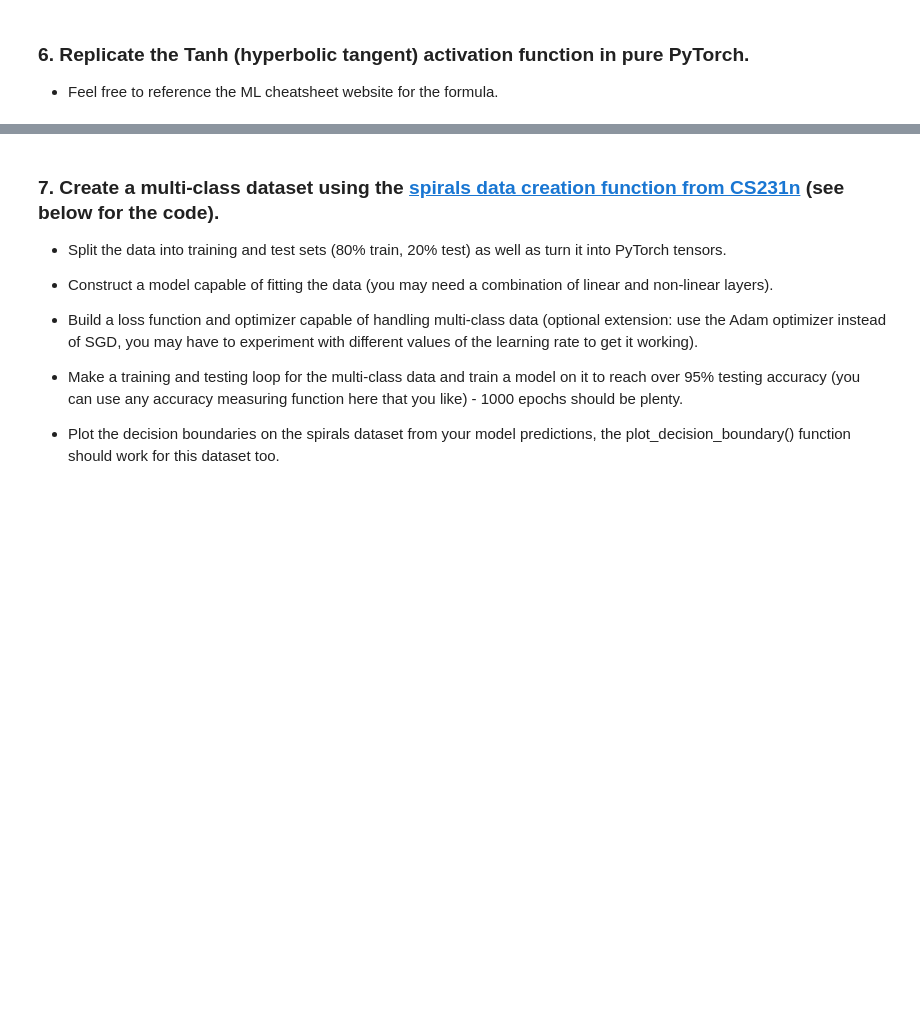
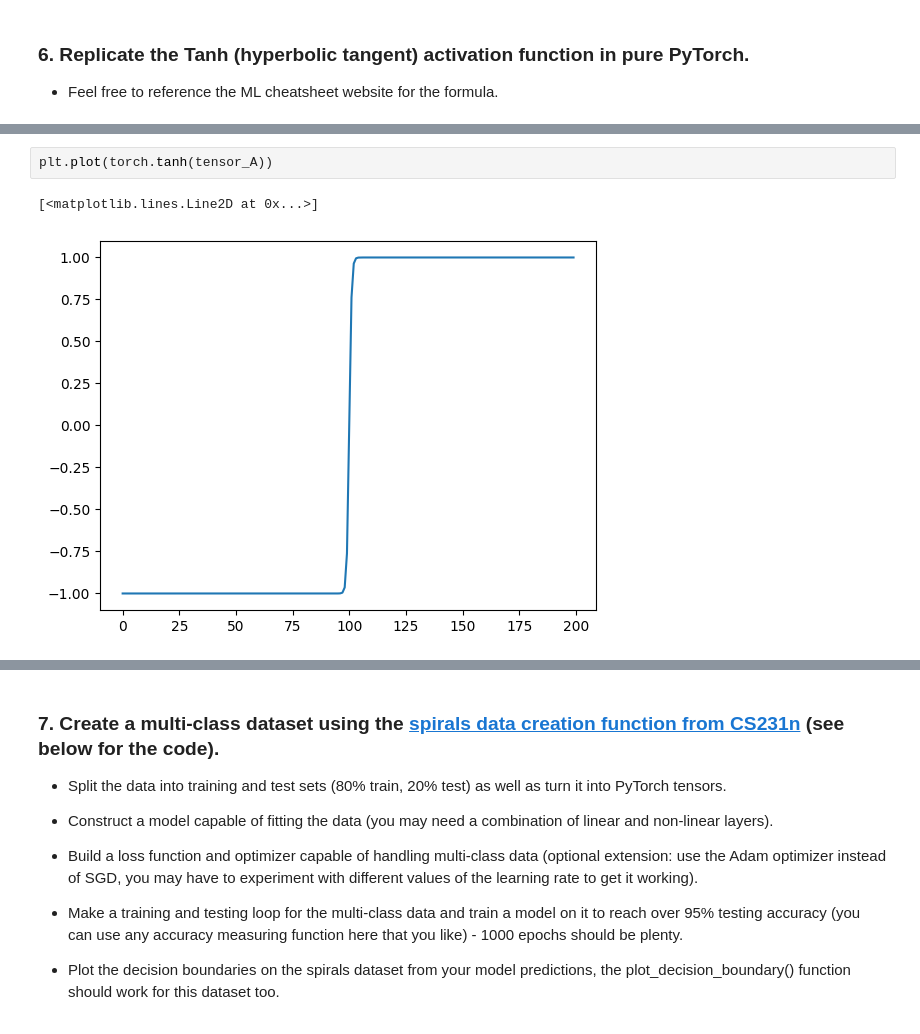
Before and after one commit to Liangsx2020/PyTorch-Learn--Zero-to-Master-, a Jupyter notebook: 02_PyTorch_Neural_Network_Classification/Exercises.ipynb, the cells around one changed output, grey strips where cells are left out. Drawn from its saved outputs; the diff is of its cells as text; blank space fills up the shorter version.

```diff
--- a/02_PyTorch_Neural_Network_Classification/Exercises.ipynb
+++ b/02_PyTorch_Neural_Network_Classification/Exercises.ipynb
@@ -333,0 +340,5 @@ plot_decision_boundary(model_0, X_test, y_test)
+# %%
+plt.plot(torch.tanh(tensor_A))
+# %% [output]
+[<matplotlib.lines.Line2D at 0x...>]
+[figure, added]
```
Also changed, not shown: parts of 2 cells of this notebook, 9 other files.
